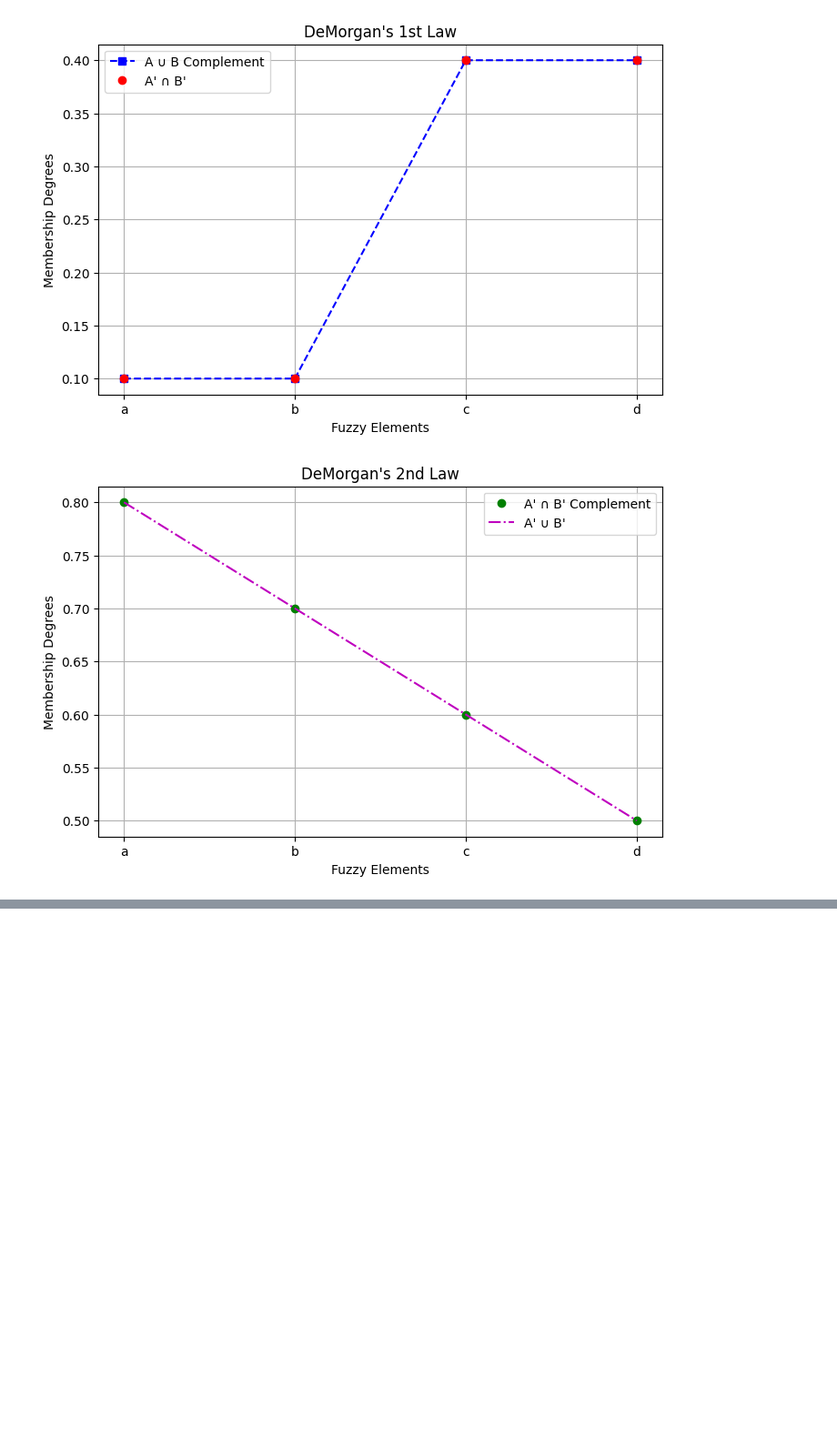
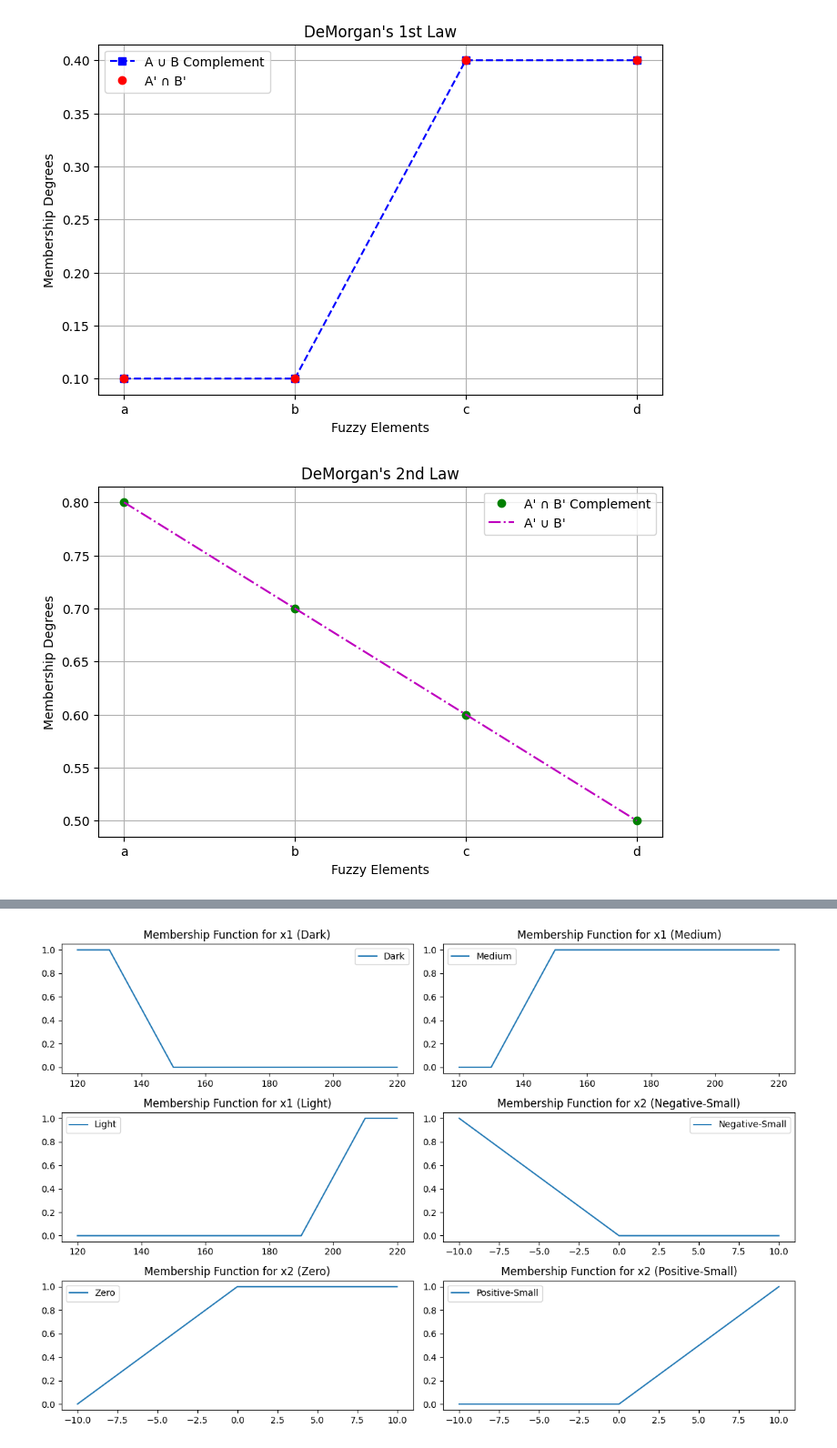
Before and after one commit to ramprasathmk/Soft-Computing-Lab-2024, a Jupyter notebook: SoftComputingLab_(VI_SEM).ipynb, the cells around one changed output, grey strips where cells are left out. Shown at 91% size. Cells and saved outputs as stored; diff of their text form; code cells hidden in the pictures; blank space fills up the shorter version.

```diff
--- a/SoftComputingLab_(VI_SEM).ipynb
+++ b/SoftComputingLab_(VI_SEM).ipynb
@@ -148,0 +213,94 @@ Continued!
+# %%
+import matplotlib.pyplot as plt
+import numpy as np
+
+# Define the membership functions
+x1_dark = [130, 150]
+x1_medium = [130, 150, 190, 210]
+x1_light = [190, 210]
+
+x2_ns = [-20, -10, 0]
+x2_ze = [-10, 0, 10]
+x2_ps = [0, 10, 20]
+
+dm_vs = [2, 4]
+dm_s = [2, 4, 6]
+dm_b = [4, 6, 8]
+dm_vb = [6, 8]
+
+# Define inputs
+x1_input = 125
+x2_input = -6
+
+# Fuzzification
+x1_universe = np.arange(120, 221, 1)
+x2_universe = np.arange(-10, 11, 1)
+
+x1_dark_membership = np.fmin(np.fmax(0, (x1_dark[1] - x1_universe) / (x1_dark[1] - x1_dark[0])), 1)
+x1_medium_membership = np.fmin(np.fmax(0, (np.minimum(x1_medium[2], x1_universe) - x1_medium[0]) / (x1_medium[1] - x1_medium[0])), 1)
+x1_light_membership = np.fmin(np.fmax(0, (x1_universe - x1_light[0]) / (x1_light[1] - x1_light[0])), 1)
+
+x2_ns_membership = np.fmin(np.fmax(0, (x2_ns[2] - x2_universe) / (x2_ns[2] - x2_ns[1])), 1)
+x2_ze_membership = np.fmin(np.fmax(0, (np.minimum(x2_ze[2], x2_universe) - x2_ze[0]) / (x2_ze[1] - x2_ze[0])), 1)
+x2_ps_membership = np.fmin(np.fmax(0, (x2_universe - x2_ps[0]) / (x2_ps[1] - x2_ps[0])), 1)
+
+# Rule Evaluation
+rule_strengths_vs = np.minimum(x1_light_membership[:len(x2_ns_membership)], x2_ns_membership)
+rule_strengths_s = np.minimum(x1_medium_membership[:len(x2_ze_membership)], x2_ze_membership)
+rule_strengths_b = np.minimum(x1_dark_membership[:len(x2_ps_membership)], x2_ps_membership)
+
+# Defuzzification
+numerator = np.sum([value * ((dm_vb[0] + dm_vb[1]) / 2) for value in [rule_strengths_vs, rule_strengths_s, rule_strengths_b]])
+denominator = np.sum([rule_strengths_vs, rule_strengths_s, rule_strengths_b])
+output = numerator / denominator if denominator != 0 else 0
+
+# Plot membership functions
+plt.figure(figsize=(12, 8))
+
+plt.subplot(3, 2, 1)
+plt.plot(x1_universe, x1_dark_membership, label='Dark')
+plt.title('Membership Function for x1 (Dark)')
+plt.legend()
+
+plt.subplot(3, 2, 2)
+plt.plot(x1_universe, x1_medium_membership, label='Medium')
+plt.title('Membership Function for x1 (Medium)')
+plt.legend()
+
+plt.subplot(3, 2, 3)
+plt.plot(x1_universe, x1_light_membership, label='Light')
+plt.title('Membership Function for x1 (Light)')
+plt.legend()
+
+plt.subplot(3, 2, 4)
+plt.plot(x2_universe, x2_ns_membership, label='Negative-Small')
+plt.title('Membership Function for x2 (Negative-Small)')
+plt.legend()
+
+plt.subplot(3, 2, 5)
+plt.plot(x2_universe, x2_ze_membership, label='Zero')
+plt.title('Membership Function for x2 (Zero)')
+plt.legend()
+
+plt.subplot(3, 2, 6)
+plt.plot(x2_universe, x2_ps_membership, label='Positive-Small')
+plt.title('Membership Function for x2 (Positive-Small)')
+plt.legend()
+
+plt.tight_layout()
+plt.show()
+
+# Plot output membership function
+plt.figure(figsize=(6, 4))
+plt.plot([dm_vs[0], dm_vs[1]], [1, 1], label='Very-small', color='blue')
+plt.plot([dm_s[0], dm_s[1], dm_s[2]], [0, 1, 0], label='Small', color='orange')
+plt.plot([dm_b[0], dm_b[1], dm_b[2]], [0, 1, 0], label='Big', color='green')
+plt.plot([dm_vb[0], dm_vb[1]], [0, 0], label='Very-big', color='red')
+plt.title('Membership Function for DM')
+plt.legend()
+plt.show()
+
+# Print the output value
+print("Output DM:", output)
+# %% [output]
+[figure, added]
```
Also changed, not shown: parts of 20 cells of this notebook.
